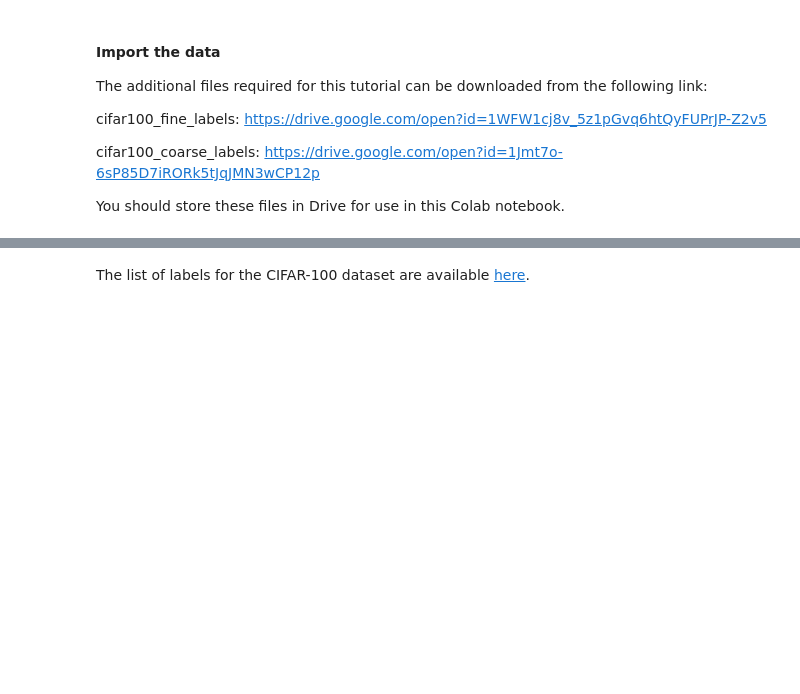
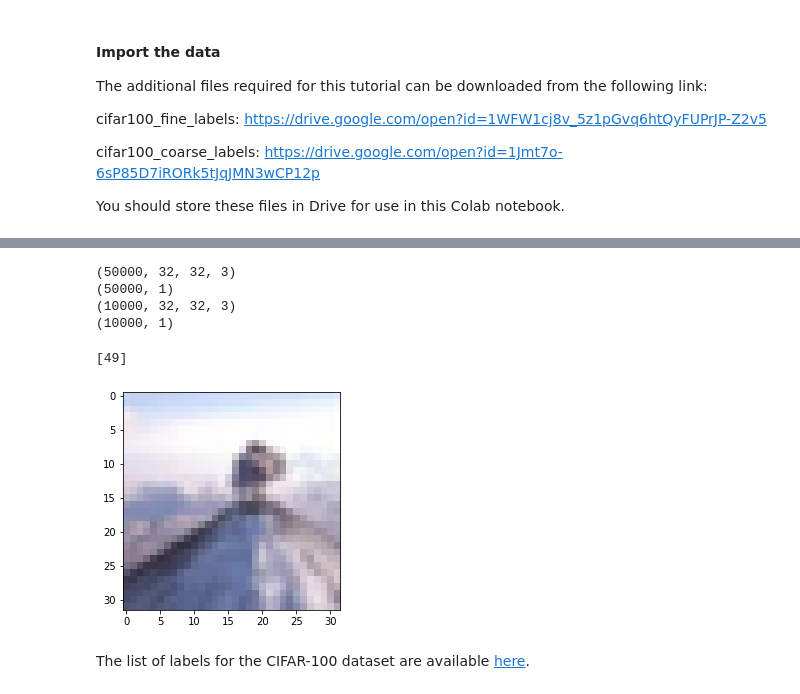
Before and after one commit to ChenHaoHere/Customising-your-models-with-TensorFlow-2-, a Jupyter notebook: tf.data.dataset.ipynb, the cells around one changed output, grey strips where cells are left out. Saved outputs shown, nothing was run; the diff lists cells and outputs as text; code cells hidden in the pictures; blank space fills up the shorter version.

```diff
--- a/tf.data.dataset.ipynb
+++ b/tf.data.dataset.ipynb
@@ -29,3 +29,5 @@ import matplotlib.pyplot as plt
 from tensorflow.keras.datasets import cifar100
 # %%
 # Load the CIFAR-100 dataset
+
+(X_train, y_train), (X_test, y_test) = cifar100.load_data()
@@ -32,5 +37,7 @@ from tensorflow.keras.datasets import cifar100
 # %%
 # Confirm that reloading the dataset does not require a download
+
+(X_train, y_train), (X_test, y_test) = cifar100.load_data()
 # %% [markdown]
 #### Examine the Dataset
 # %% [markdown]
@@ -51,7 +64,21 @@ drive.mount('/content/gdrive')
 # %%
 # Examine the shape of the data.
+
+for _ in map(lambda x:print(x.shape), [X_train, y_train, X_test, y_test]):
+  continue
+# %% [output]
+(50000, 32, 32, 3)
+(50000, 1)
+(10000, 32, 32, 3)
+(10000, 1)
 # %%
 # Examine one of the images and its corresponding label
+idx = np.random.randint(1)
+plt.imshow(X_test[idx])
+print(y_test[idx])
+# %% [output]
+[49]
+[figure, added]
 # %%
 # Load the list of labels from a JSON file
 
```
Also changed, not shown: parts of 28 cells of this notebook.
